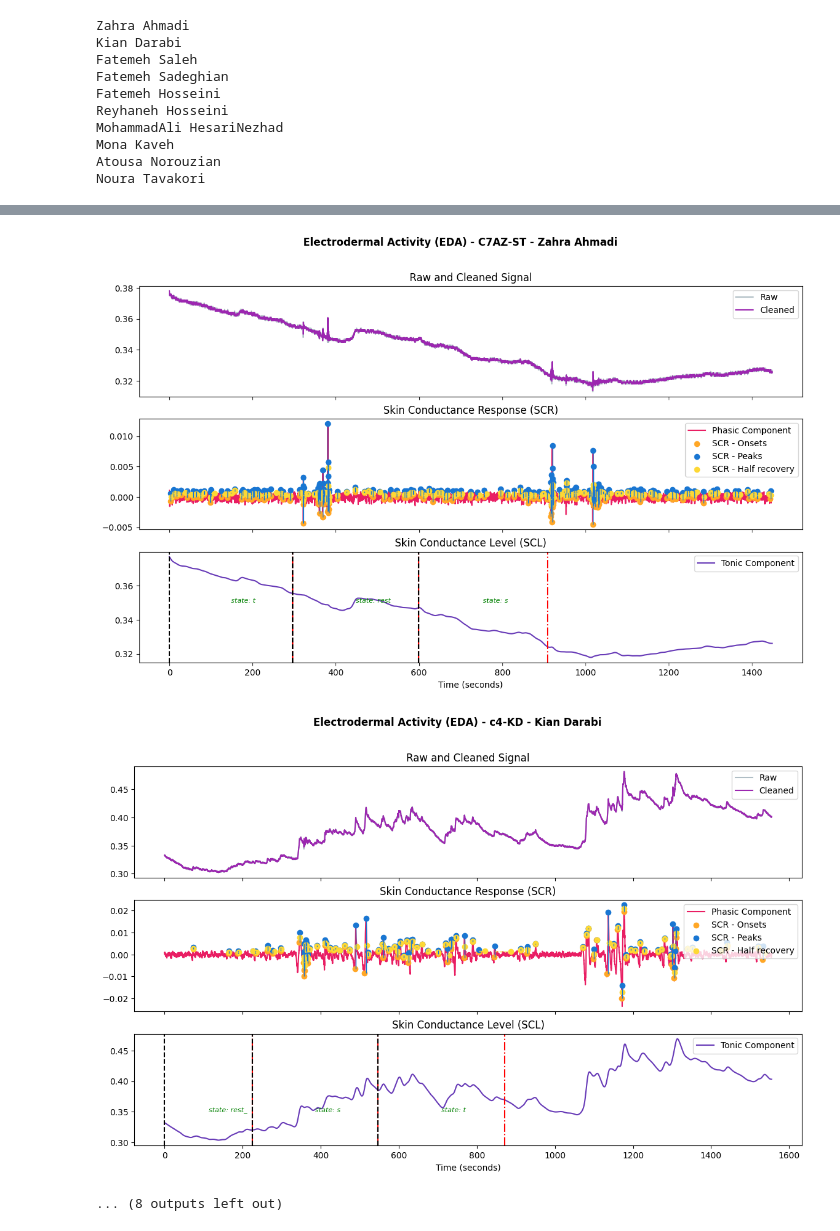
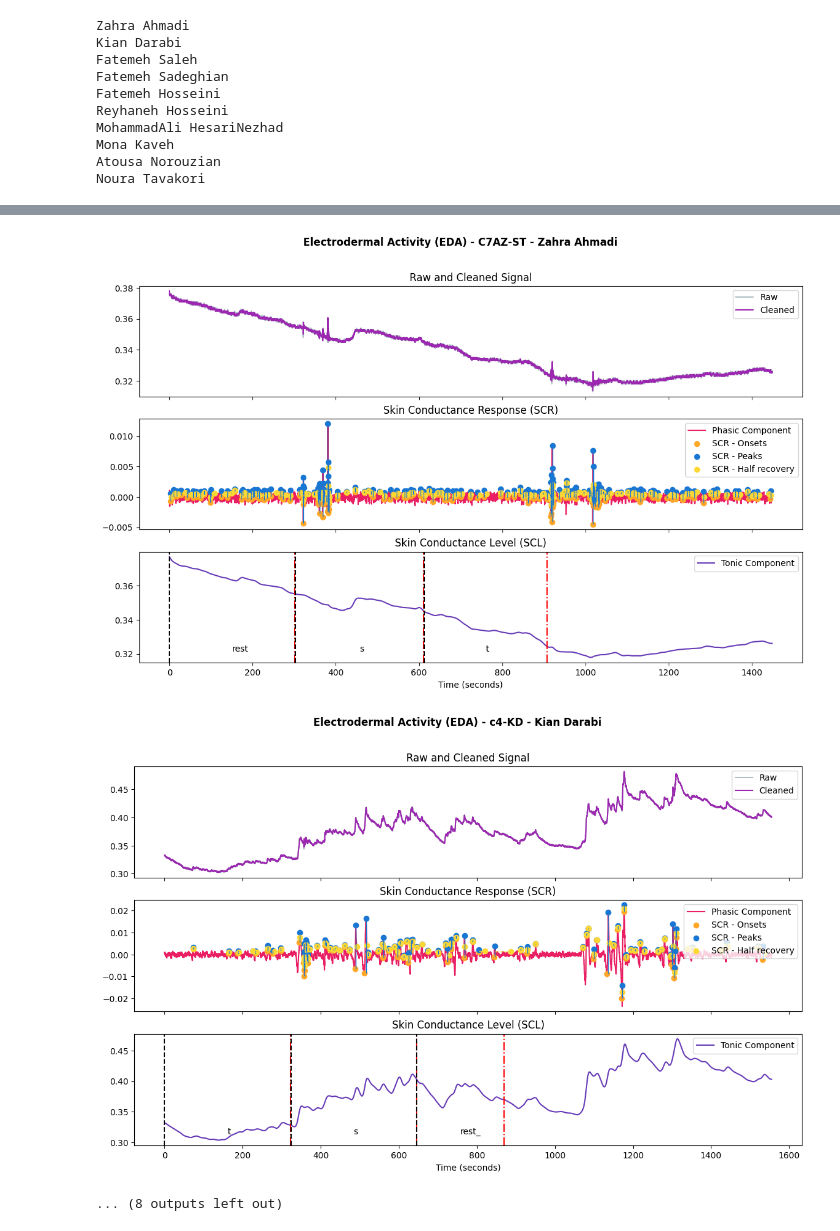
Before and after one commit to DearRude/liquid-effect-on-eeg-analysis, a Jupyter notebook: notebooks/skin-eda-analysis.ipynb, the cells around one changed output, grey strips where cells are left out. Cells and saved outputs as stored; diff of their text form; code cells hidden in the pictures.

Commit message:
edit state duration

```diff
--- a/notebooks/skin-eda-analysis.ipynb
+++ b/notebooks/skin-eda-analysis.ipynb
@@ -15,7 +15,8 @@ import mne
 import json
 
 p = {}
-assets = Path("../assets/pilot")
+# assets = Path("../assets/pilot")
+assets = Path("E:/Mitra/liquid-effect-on-eeg-analysis/assets/pilot")
 for person_dir in assets.iterdir():
     info = person_dir / "info.json"
     with info.open("r") as file:
@@ -146,7 +171,7 @@ def eda_plot_dashedsegments(
 
     return risetime_coord, amplitude_coord, halfr_coord
 # %%
-def plot_data(eda_signal, info, name, state_duration):
+def plot_data(eda_signal, info, name):
     peaks = np.where(eda_signals["SCR_Peaks"] == 1)[0]
     onsets = np.where(eda_signals["SCR_Onsets"] == 1)[0]
     half_recovery = np.where(eda_signals["SCR_Recovery"] == 1)[0]
@@ -222,36 +247,30 @@ def plot_data(eda_signal, info, name, state_duration):
         label="Tonic Component",
         linewidth=1.5,
     )
-    # ax2.axvline(x=50, ymin = 0.25, ymax = 0.75, linewidth = 4, linestyle ="--", color = 'red')
+
     ax2.legend(loc="upper right")
     name = name.split('-')[-1].split('-')[0].strip()
     print(name)
+
     if name in state_result:
-        states = state_result[name]['states']
-        cumulative_duration = 0
+        y_min, y_max = ax2.get_ylim()
+        pos_y = y_min + 0.1 * (y_max - y_min)
+        for state_info in state_result[name]['states']:
+            start = int(state_info['start'].replace("s", ""))
+            end = int(state_info['end'].replace("s", ""))
+            ax2.axvline(x=start, color="black", linestyle="--", label=f"{state_info['name']} start")
+            ax2.axvline(x=end, color="red", linestyle="-.", label=f"{state_info['name']} end")
+            pos_x = (start + end) / 2
+            ax2.text(pos_x, pos_y, f"{state_info['name']}", fontsize=10, color="black")
 
-        print(f"Checking results for {name}")
-        print(f"Number of states: {len(states)}")
-
-        for state_info in states:
-            duration = state_info['duration']
-            start_time = cumulative_duration
-            cumulative_duration += duration
-            pos_x = (start_time + cumulative_duration)/2
-            print(f"State: {state_info['name']}, Duration: {duration}, Start: {start_time}, End: {cumulative_duration}")
-
-            ax2.axvline(x=start_time, color="black", linestyle="--", label=f"{state_info['name']} start")
-            ax2.axvline(x=cumulative_duration, color="red", linestyle="-.", label=f"{state_info['name']} end")
-            # ax2.annotate(f"{state_info['name']} start", xy=((start_time+cumulative_duration)/2, 4), xytext=((start_time+cumulative_duration)/2, 4))
-            ax2.text(pos_x, 0.35, f"state: {state_info['name']}", style ='italic', fontsize = 8, color ="green")
-
-
-    fig.savefig(f"../assets/bio-plots/{name}.png", dpi=300, bbox_inches="tight")
+    # fig.savefig(f"../assets/bio-plots/{name}.png", dpi=300, bbox_inches="tight")
+    fig.savefig(f"E:/Mitra/liquid-effect-on-eeg-analysis/assets/bio/{name}.png", dpi=300, bbox_inches="tight")
 # %%
-directory = "../assets/bio"
+directory = "E:/Mitra/liquid-effect-on-eeg-analysis/assets/bio"
+# directory = "../assets/bio"
 for file_name in Path(directory).iterdir():
     client_name, eda_signals, info = parse_file(file_name)
-    plot_data(eda_signals, info, client_name, state_result)
+    plot_data(eda_signals, info, client_name)
 # %% [output]
 The raw signal, sampled at 256 Hz, was cleaned using the default method of the neurokit2 package.
 
@@ -391,3 +385,3 @@ Noura Tavakoli
-[figure, old version]
+[figure, new version]
-[figure, old version]
+[figure, new version]
 ... (8 outputs left out)
```
Also changed, not shown: parts of 2 cells of this notebook.
